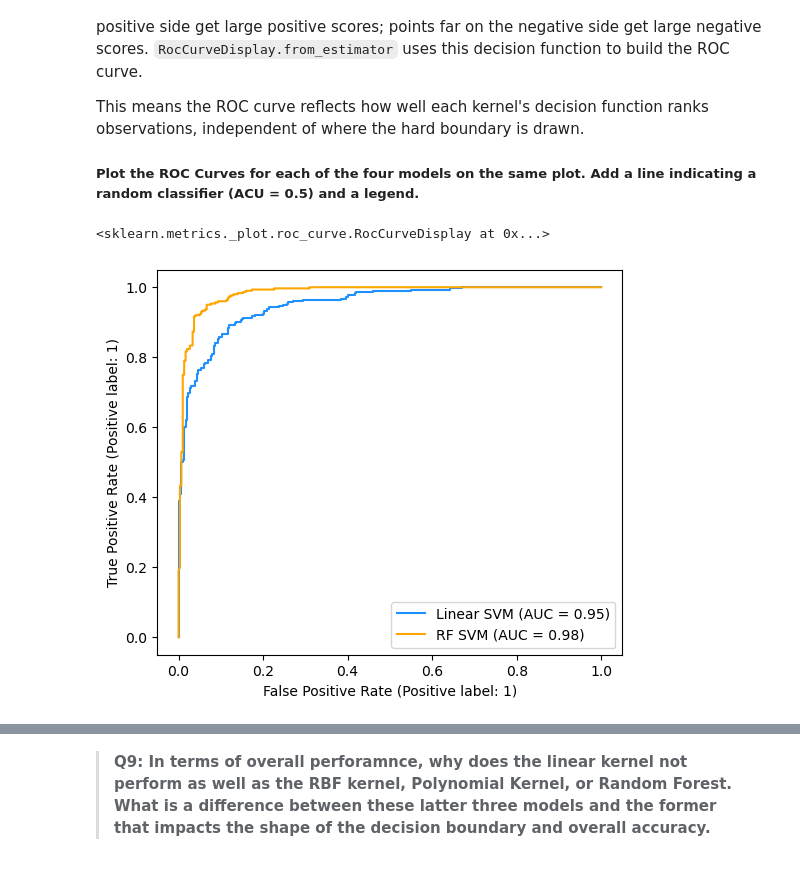
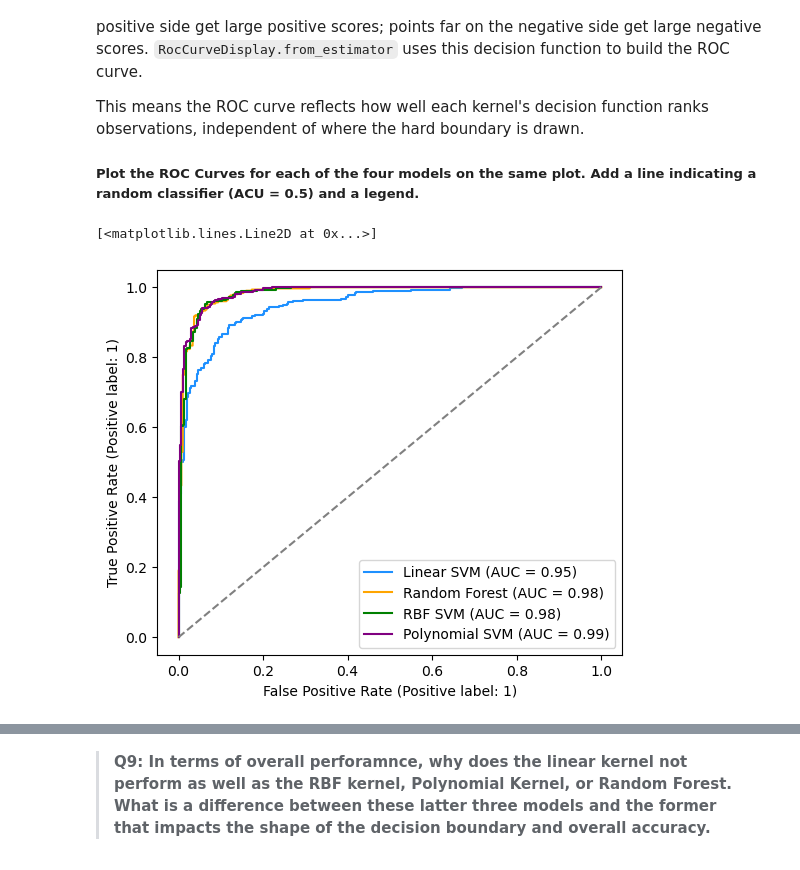
Before and after one commit to ht-oliver/eds232-labs, a Jupyter notebook: lab8.ipynb, the cells around one changed output, grey strips where cells are left out. Saved outputs shown, nothing was run; the diff lists cells and outputs as text; code cells hidden in the pictures.

```diff
--- a/lab8.ipynb
+++ b/lab8.ipynb
@@ -337,9 +395,12 @@ This means the ROC curve reflects how well each kernel's decision function ranks
 # %%
 fig, ax = plt.subplots(figsize = (6,5))
 RocCurveDisplay.from_estimator(grid_linear.best_estimator_, X_test, y_test, name = "Linear SVM", ax = ax, color = 'DodgerBlue')
-RocCurveDisplay.from_estimator(grid_rf.best_estimator_, X_test, y_test, name = "RF SVM", ax = ax, color = 'Orange')
+RocCurveDisplay.from_estimator(grid_rf.best_estimator_, X_test, y_test, name = "Random Forest", ax = ax, color = 'Orange')
+RocCurveDisplay.from_estimator(grid.best_estimator_, X_test, y_test, name = "RBF SVM", ax = ax, color = 'Green')
+RocCurveDisplay.from_estimator(grid_poly.best_estimator_, X_test, y_test, name = "Polynomial SVM", ax = ax, color = 'Purple')
+ax.plot([0, 1], [0, 1], linestyle='--', color='gray', label='AUC = 0.5')
 # %% [output]
-<sklearn.metrics._plot.roc_curve.RocCurveDisplay at 0x...>
+[<matplotlib.lines.Line2D at 0x...>]
-[figure, old version]
+[figure, new version]
 # %% [markdown]
 > **Q8: Do the AUC values align with what you observed in the confusion matrices and accuracy scores? How does the Random Forest compare to the SVM kernels across all three metrics? Considering accuracy, AUC, and the decision boundary shape, which model would you choose for this dataset and why?**
```
Also changed, not shown: parts of 14 cells of this notebook.
